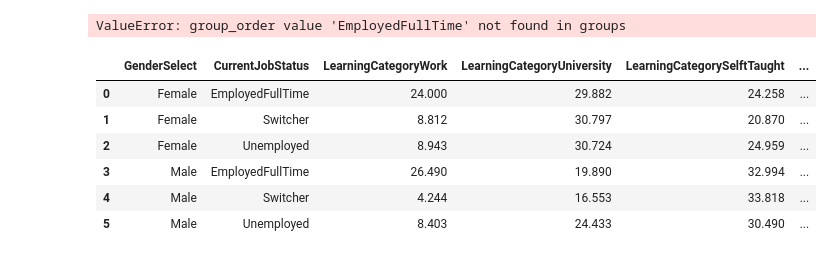
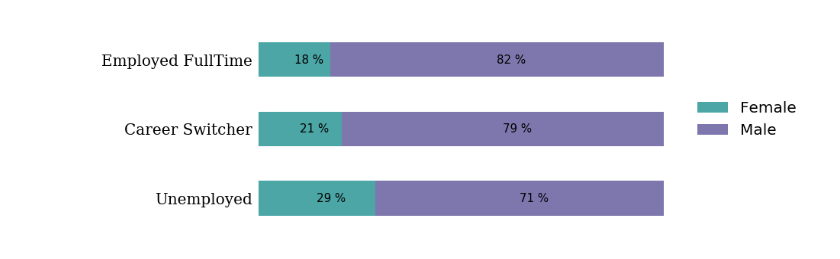
Before and after one commit to dmarinav/MISC, a Jupyter notebook: EDA.ipynb, the cells around one changed output. Drawn from its saved outputs; the diff is of its cells as text; code cells hidden in the pictures.

```diff
--- a/EDA.ipynb
+++ b/EDA.ipynb
@@ -187,7 +108,0 @@ KeyError: 'Status'
-# %%
-df2=df1.groupby(['GenderSelect','CurrentJobStatus']).agg({'index': 'count'})
-df3= df2.groupby(level=0).apply(lambda x:100 * x / float(x.sum())).reset_index()
-
-df5=pd.pivot_table(df3, index=['GenderSelect'], values=['index'], \
-                   columns='CurrentJobStatus',aggfunc='mean').T.reset_index().iloc[:,1:].sort_values(by='Male',ascending=True)
-df3
@@ -625,28 +108,0 @@ Residual            1930.394 1447.000 nan     nan
-# %%
-from statsmodels.stats.multicomp import pairwise_tukeyhsd
-from statsmodels.stats.multicomp import MultiComparison
-
-mc = MultiComparison(df4['Tenure_cont'], df4['GenderSelect'], df4['CurrentJobStatus'])
-result = mc.tukeyhsd()
-
-print(result)
-print(mc.groupsunique)
-# %% [output]
-ValueError: group_order value 'EmployedFullTime' not found in groups
-# %%
-# data5=data4[data4.EmploymentStatus.isin(['Employed full-time'])]
-# data7=data5[data5.CurrentJobTitleSelect.isin(['Data Scientist'])]
-data8=df1.groupby(['GenderSelect','CurrentJobStatus']).agg({'LearningCategoryWork': 'mean',\
-                                                           'LearningCategoryUniversity':'mean',\
-                                                          'LearningCategorySelftTaught':'mean',
-                                                           'LearningCategoryOnlineCourses':'mean',
-                                                           'LearningCategoryKaggle':'mean'}).reset_index()
-data8
-# %% [output]
-|  | GenderSelect | CurrentJobStatus | LearningCategoryWork | LearningCategoryUniversity | LearningCategorySelftTaught | ... |
-| 0 | Female | EmployedFullTime | 24.000 | 29.882 | 24.258 | ... |
-| 1 | Female | Switcher | 8.812 | 30.797 | 20.870 | ... |
-| 2 | Female | Unemployed | 8.943 | 30.724 | 24.959 | ... |
-| 3 | Male | EmployedFullTime | 26.490 | 19.890 | 32.994 | ... |
-| 4 | Male | Switcher | 4.244 | 16.553 | 33.818 | ... |
-| 5 | Male | Unemployed | 8.403 | 24.433 | 30.490 | ... |
@@ -657,0 +109,43 @@ data1b=data1[data1.MajorSelect.isin(filter_list)]
+# %%
+df_working=df[['GenderSelect','Age_cat','FormalEducation','Major',\
+        'Tenure','FirstTrainingSelect','EmploymentStatus',\
+       'LearningCategoryWork','LearningCategorySelftTaught',\
+       'LearningCategoryOnlineCourses','LearningCategoryUniversity',\
+       'LearningCategoryKaggle', 'CurrentJobStatus']].reset_index()
+# %%
+df1 = pd.DataFrame(columns=['Gender','Status','Percentage'])
+JobStatus=list(df_working.CurrentJobStatus.unique())
+for status in JobStatus:
+    y=df_working[df_working['CurrentJobStatus']==status]
+    data=pd.DataFrame(y['GenderSelect'].value_counts(normalize=True)).reset_index()
+    data['CurrentJobStatus']=status
+    for index, row in data.iterrows():
+        df1=df1.append({'Gender':row['index'], \
+                              'Status':row['CurrentJobStatus'],\
+                              'Percentage':row['GenderSelect']},\
+                             ignore_index=True)
+
+        df2=pd.pivot_table(df1, index=['Gender'], values=['Percentage'], \
+                   columns='Status',aggfunc='sum').T.reset_index().iloc[:,1:].\
+        sort_values(by='Male',ascending=True)
+
+
+plt.style.use('ggplot')
+ax=df2.plot.barh(stacked=True,color=['teal', 'darkslateblue'], alpha=.7,figsize=(10,5))
+for p in ax.patches:
+    width, height = p.get_width(), p.get_height()
+    x, y = p.get_xy()
+    ax.annotate('{:.0f} %'.format(width*100), (p.get_x()+.5*width, p.get_y()+.4*height),size=15)
+ax.set_facecolor('white')
+ax.get_xaxis().set_ticks([])
+ax.xaxis.set_ticks_position('none')
+ax.yaxis.set_ticks_position('none')
+ax.set_yticklabels(df2['Status'], size =20,family='serif', color='black')
+leg=ax.legend(['Female', 'Male'], loc='best', \
+          fontsize=10,bbox_to_anchor=(1, .7),prop={'size':20})
+leg.get_frame().set_facecolor('none')
+leg.get_frame().set_edgecolor('none')
+ax.yaxis.grid(False)
+plt.show()
+# %% [output]
+[figure, added]
```
Also changed, not shown: parts of 38 cells of this notebook.
